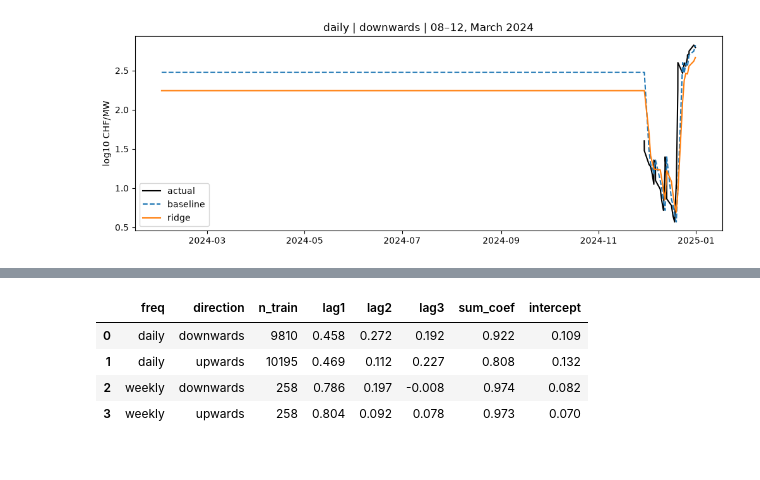
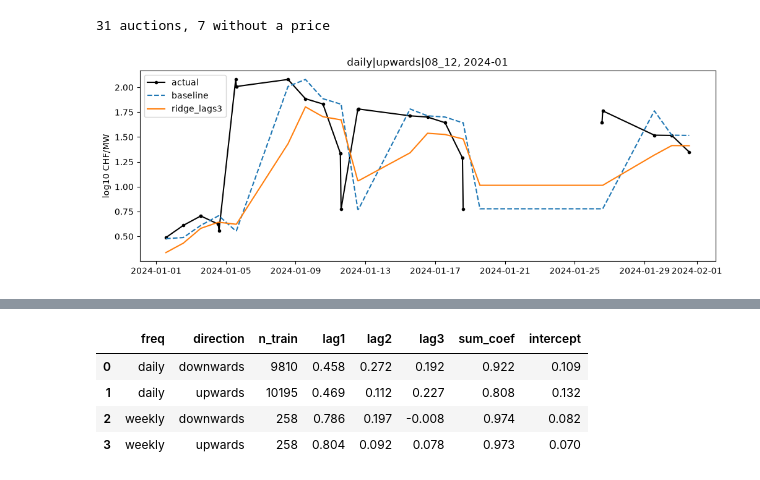
Before and after one commit to carolinaaraujo23/Swissgrid-reserve-price-forecast, a Jupyter notebook: notebooks/ridge.ipynb, the cells around one changed output, grey strips where cells are left out. Cells and saved outputs as stored; diff of their text form; code cells hidden in the pictures.

```diff
--- a/notebooks/ridge.ipynb
+++ b/notebooks/ridge.ipynb
@@ -94,0 +81,12 @@ by_block
+# %%
+variants = {
+    "ridge_lags3":                  dict(feature_cols=FEATURES, target="level"),
+    "ridge_lags3_delta":            dict(feature_cols=FEATURES, target="delta"),
+    "ridge_allfeats_delta":         dict(feature_cols=model_feature_columns(feats), target="delta"),
+    "ridge_lags3_delta_per_series": dict(feature_cols=FEATURES, target="delta", group_cols=["series"]),
+}
+
+preds_by_variant = {
+    name: walk_forward_ridge(feats, start_test=VAL_START, end_test=VAL_LAST_DAY, **kw)
+    for name, kw in variants.items()
+}
@@ -94,0 +135,11 @@ by_block
+# %%
+VARIANT = "ridge_lags3"
+
+p = preds_by_variant[VARIANT]
+daily = p[(p["freq"] == "daily") & p["y"].notna()]
+by_block = pd.DataFrame({
+    "baseline": (daily["pred_baseline"] - daily["y"]).abs().groupby([daily["direction"], daily["series"]]).mean(),
+    VARIANT: (daily["pred_ridge"] - daily["y"]).abs().groupby([daily["direction"], daily["series"]]).mean(),
+    "n": daily.groupby(["direction", "series"]).size(),
+})
+by_block.round(3)
@@ -95,13 +166,21 @@ by_block
 # %%
-s = preds_all[(preds_all["series"] == "daily|downwards|08_12") & (preds_all["gc"] < pd.Timestamp("2025-01-01", tz="UTC"))
-              & (preds_all["gc"] >= pd.Timestamp("2024-02-01", tz="UTC"))]
+SERIES = "daily|upwards|08_12"
+MONTH = VAL_START[:7]
+
+start = pd.Timestamp(MONTH, tz="UTC")
+end = start + pd.offsets.MonthBegin(1)
+p = preds_by_variant[VARIANT]
+s = p[(p["series"] == SERIES) & (p["gc"] >= start) & (p["gc"] < end)]
+print(len(s), "auctions,", s["y"].isna().sum(), "without a price")
+
 fig, ax = plt.subplots(figsize=(12, 4))
-ax.plot(s["gc"], s["y"], "k-", label="actual")
+ax.plot(s["gc"], s["y"], "k.-", label="actual")
 ax.plot(s["gc"], s["pred_baseline"], "--", label="baseline")
-ax.plot(s["gc"], s["pred_ridge"], "-", label="ridge")
+ax.plot(s["gc"], s["pred_ridge"], "-", label=VARIANT)
 ax.set_ylabel("log10 CHF/MW")
-ax.set_title("daily | downwards | 08–12, March 2024")
+ax.set_title(f"{SERIES}, {MONTH}")
 ax.legend()
 plt.show()
 # %% [output]
+31 auctions, 7 without a price
-[figure, old version]
+[figure, new version]
```
Also changed, not shown: parts of 24 cells of this notebook, 4 other files.
